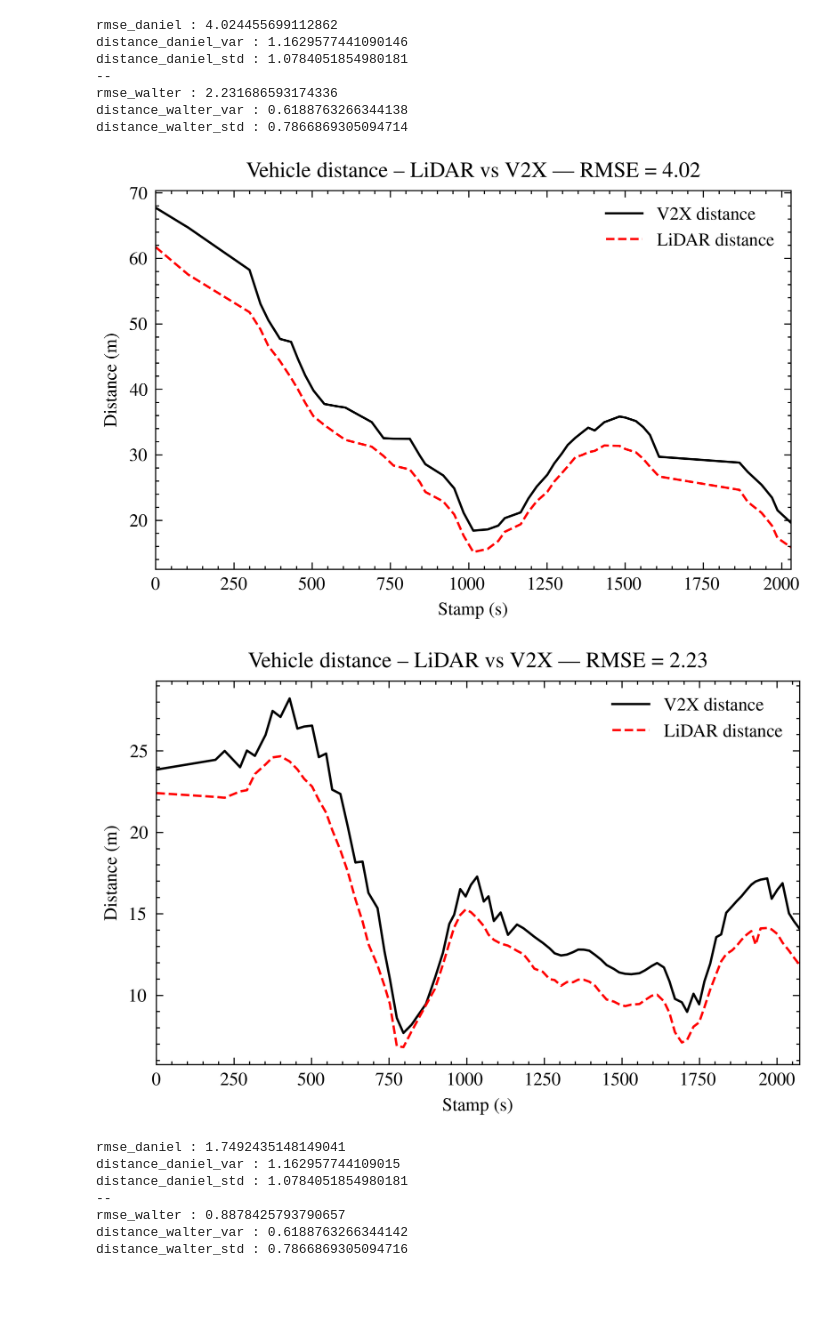
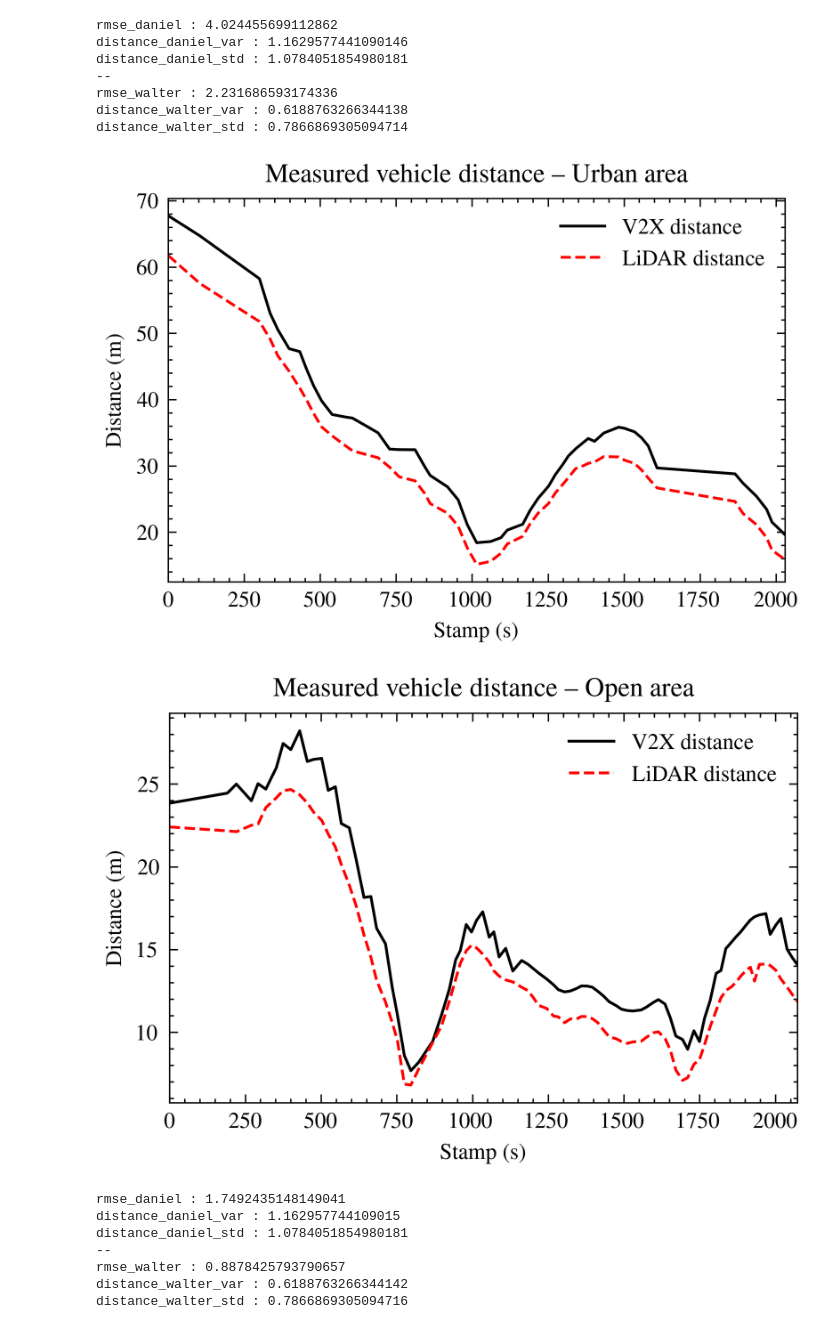
Before and after one commit to LMA-FEM-UNICAMP/vilma_v2x, a Jupyter notebook: vilma_v2x/evaluation/plot_distance.ipynb, the cells around one changed output. Saved outputs shown, nothing was run; the diff lists cells and outputs as text; code cells hidden in the pictures; blank space fills up the shorter version.

Commit message:
Updating graphs

```diff
--- a/vilma_v2x/evaluation/plot_distance.ipynb
+++ b/vilma_v2x/evaluation/plot_distance.ipynb
@@ -77,37 +77,37 @@ distance_walter_std : 0.7866869305094714
 # %%
 t = [stamp_daniel_i - stamp_daniel[0] for stamp_daniel_i in stamp_daniel]
 
-plt.figure(figsize=(5, 3))
+plt.figure(figsize=(4, 2.5))
 
 plt.plot(t, distance_v2x_daniel, label='V2X distance')
 plt.plot(t, distance_lidar_daniel, label='LiDAR distance')
 plt.xlabel('Stamp (s)')
 plt.ylabel('Distance (m)')
 plt.xlim(t[0],t[len(t)-1])
-plt.title(f'Vehicle distance -- LiDAR vs V2X | RMSE = {rmse_daniel:.2f}')
+plt.title(f'Measured vehicle distance -- Urban area')
 plt.legend()
 plt.savefig('Rua Daniel Hogan dataset RMSE.png', dpi=300) # Saves at 300 dpi
 plt.savefig('Rua_Daniel_Hogan_dataset_RMSE.pdf', format='pdf')
 plt.show()
 # %% [output]
-[figure, old version]
+[figure, new version]
 # %%
 t = [stamp_walter_i - stamp_walter[0] for stamp_walter_i in stamp_walter]
 
-plt.figure(figsize=(5, 3))
+plt.figure(figsize=(4, 2.5))
 
 plt.plot(t, distance_v2x_walter, label='V2X distance')
 plt.plot(t, distance_lidar_walter, label='LiDAR distance')
 plt.xlabel('Stamp (s)')
 plt.ylabel('Distance (m)')
 plt.xlim(t[0],t[len(t)-1])
-plt.title(f'Vehicle distance -- LiDAR vs V2X | RMSE = {rmse_walter:.2f}')
+plt.title(f'Measured vehicle distance -- Open area')
 plt.legend()
 plt.savefig('Rua Walter August Hadler dataset RMSE.png', dpi=300) # Saves at 300 dpi
 plt.savefig('Rua_Walter_August_Hadler_dataset_RMSE.pdf', format='pdf')
 plt.show()
 # %% [output]
-[figure, old version]
+[figure, new version]
 # %%
 stamp_daniel_np = np.array(stamp_daniel)
 distance_v2x_daniel_np = np.array(distance_v2x_daniel)
```
Also changed, not shown: parts of 2 cells of this notebook, 8 other files.
